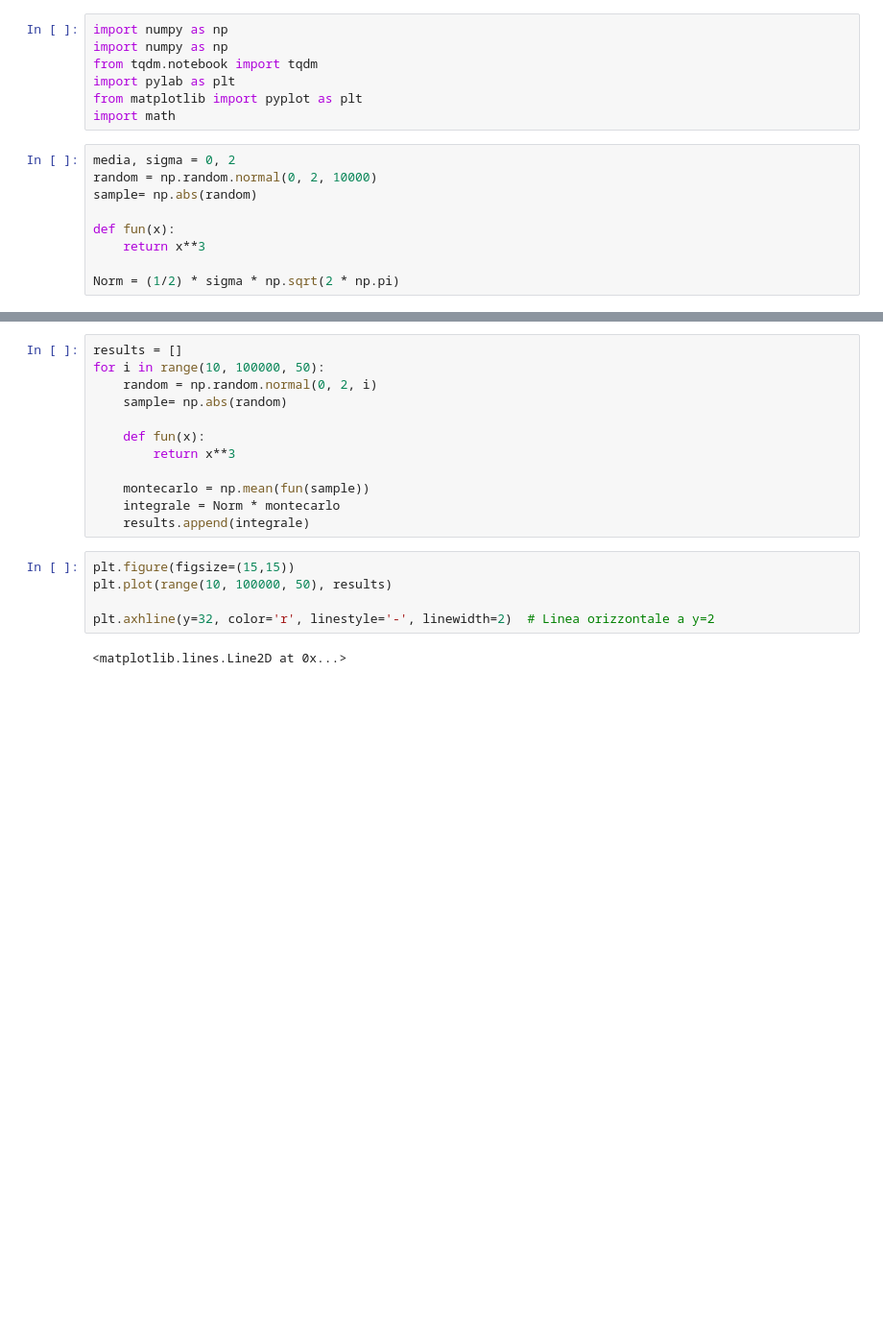
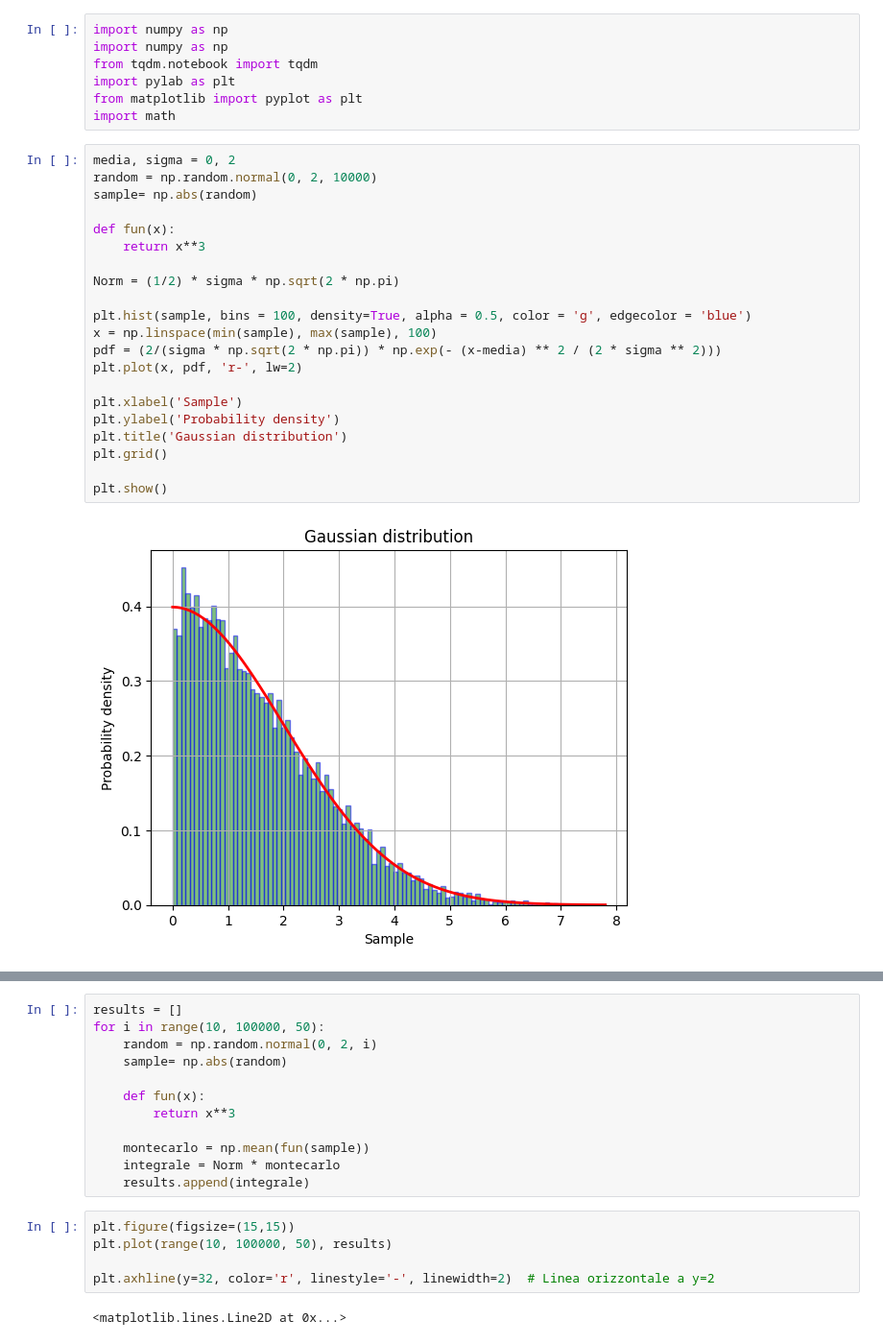
Before and after one commit to chiarabenigno/astrostatistics_bicocca_2025, a Jupyter notebook: working/L02_MonteCarlo.ipynb, the cells around one changed output, grey strips where cells are left out. Shown at 96% size. Drawn from its saved outputs; the diff is of its cells as text; blank space fills up the shorter version.

```diff
--- a/working/L02_MonteCarlo.ipynb
+++ b/working/L02_MonteCarlo.ipynb
@@ -8,12 +8,26 @@ import math
 # %%
 media, sigma = 0, 2
 random = np.random.normal(0, 2, 10000)
 sample= np.abs(random)
 
 def fun(x):
     return x**3
 
 Norm = (1/2) * sigma * np.sqrt(2 * np.pi)
+
+plt.hist(sample, bins = 100, density=True, alpha = 0.5, color = 'g', edgecolor = 'blue')
+x = np.linspace(min(sample), max(sample), 100)
+pdf = (2/(sigma * np.sqrt(2 * np.pi)) * np.exp(- (x-media) ** 2 / (2 * sigma ** 2)))
+plt.plot(x, pdf, 'r-', lw=2)
+
+plt.xlabel('Sample')
+plt.ylabel('Probability density')
+plt.title('Gaussian distribution')
+plt.grid()
+
+plt.show()
+# %% [output]
+[figure, added]
 # %%
 montecarlo = np.mean(fun(sample))
 print(montecarlo)
```
Also changed, not shown: parts of 3 cells of this notebook.
